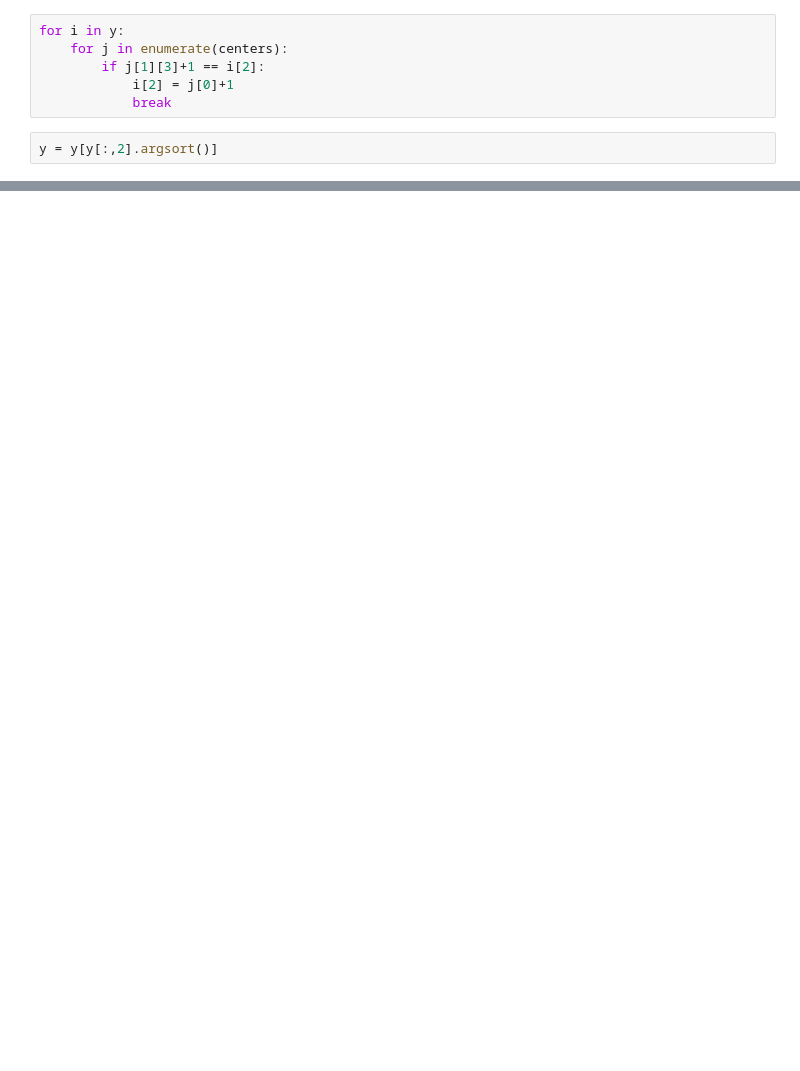
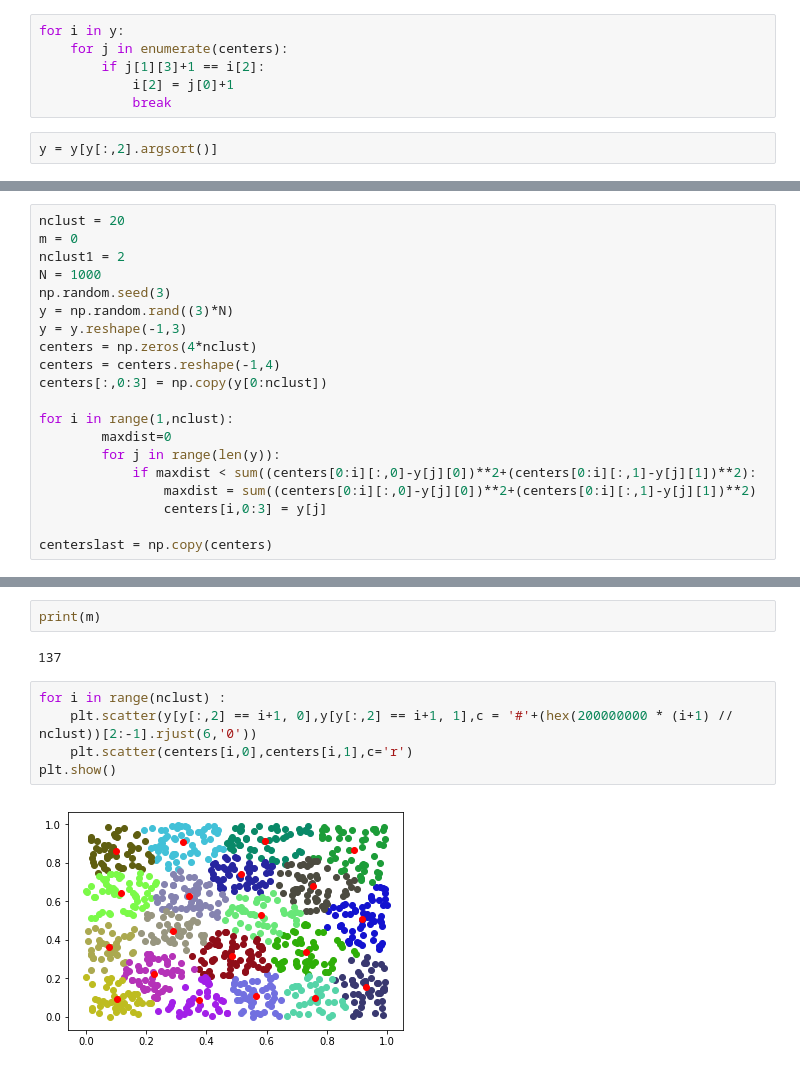
Before and after one commit to antip00/homework-, a Jupyter notebook: kmeas.ipynb, the cells around one changed output, grey strips where cells are left out. Drawn from its saved outputs; the diff is of its cells as text; blank space fills up the shorter version.

```diff
--- a/kmeas.ipynb
+++ b/kmeas.ipynb
@@ -116,0 +164,20 @@ plt.show()
+# %%
+nclust = 20
+m = 0
+nclust1 = 2
+N = 1000
+np.random.seed(3)
+y = np.random.rand((3)*N)
+y = y.reshape(-1,3)
+centers = np.zeros(4*nclust)
+centers = centers.reshape(-1,4)
+centers[:,0:3] = np.copy(y[0:nclust])
+
+for i in range(1,nclust):
+		maxdist=0
+		for j in range(len(y)):
+			if maxdist < sum((centers[0:i][:,0]-y[j][0])**2+(centers[0:i][:,1]-y[j][1])**2):
+				maxdist = sum((centers[0:i][:,0]-y[j][0])**2+(centers[0:i][:,1]-y[j][1])**2)
+				centers[i,0:3] = y[j]
+
+centerslast = np.copy(centers)
@@ -116,0 +189,11 @@ plt.show()
+# %%
+print(m)
+# %% [output]
+137
+# %%
+for i in range(nclust) :
+	plt.scatter(y[y[:,2] == i+1, 0],y[y[:,2] == i+1, 1],c = '#'+(hex(200000000 * (i+1) // nclust))[2:-1].rjust(6,'0'))
+	plt.scatter(centers[i,0],centers[i,1],c='r')
+plt.show()
+# %% [output]
+[figure, added]
```
Also changed, not shown: parts of 15 cells of this notebook.
